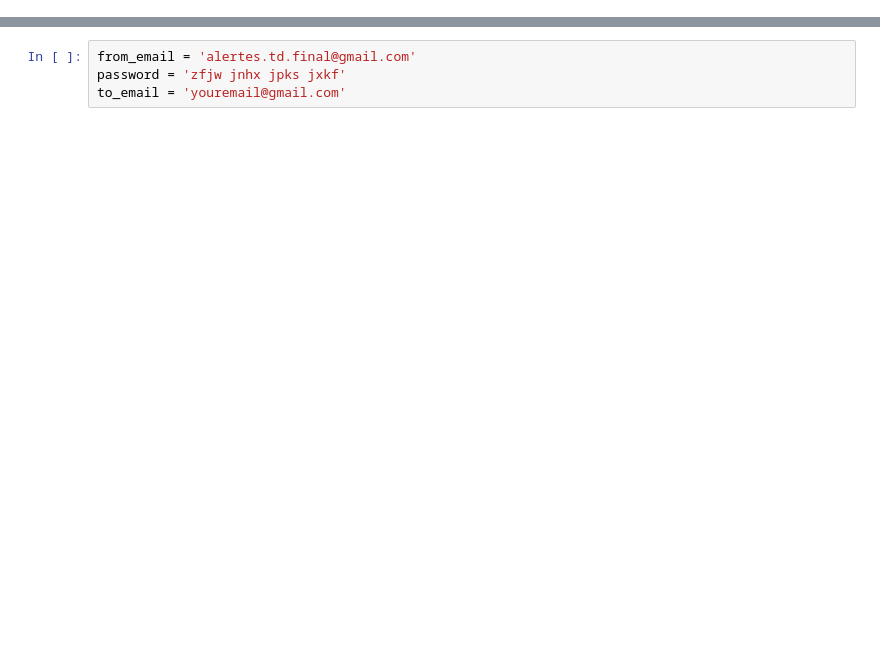
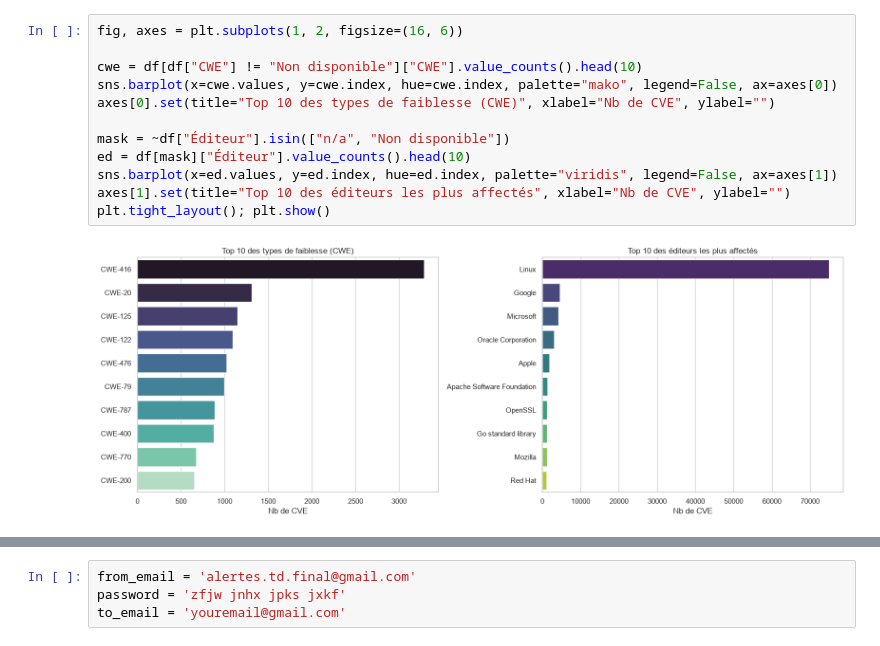
Before and after one commit to VictorTaillefer/TDfinal, a Jupyter notebook: dataset_use.ipynb, the cells around one changed output, grey strips where cells are left out. Cells and saved outputs as stored; diff of their text form; blank space fills up the shorter version.

```diff
--- a/dataset_use.ipynb
+++ b/dataset_use.ipynb
@@ -116,0 +79,14 @@ Validation du modèle :
+# %%
+fig, axes = plt.subplots(1, 2, figsize=(16, 6))
+
+cwe = df[df["CWE"] != "Non disponible"]["CWE"].value_counts().head(10)
+sns.barplot(x=cwe.values, y=cwe.index, hue=cwe.index, palette="mako", legend=False, ax=axes[0])
+axes[0].set(title="Top 10 des types de faiblesse (CWE)", xlabel="Nb de CVE", ylabel="")
+
+mask = ~df["Éditeur"].isin(["n/a", "Non disponible"])
+ed = df[mask]["Éditeur"].value_counts().head(10)
+sns.barplot(x=ed.values, y=ed.index, hue=ed.index, palette="viridis", legend=False, ax=axes[1])
+axes[1].set(title="Top 10 des éditeurs les plus affectés", xlabel="Nb de CVE", ylabel="")
+plt.tight_layout(); plt.show()
+# %% [output]
+[figure, added]
```
Also changed, not shown: parts of 21 cells of this notebook.
